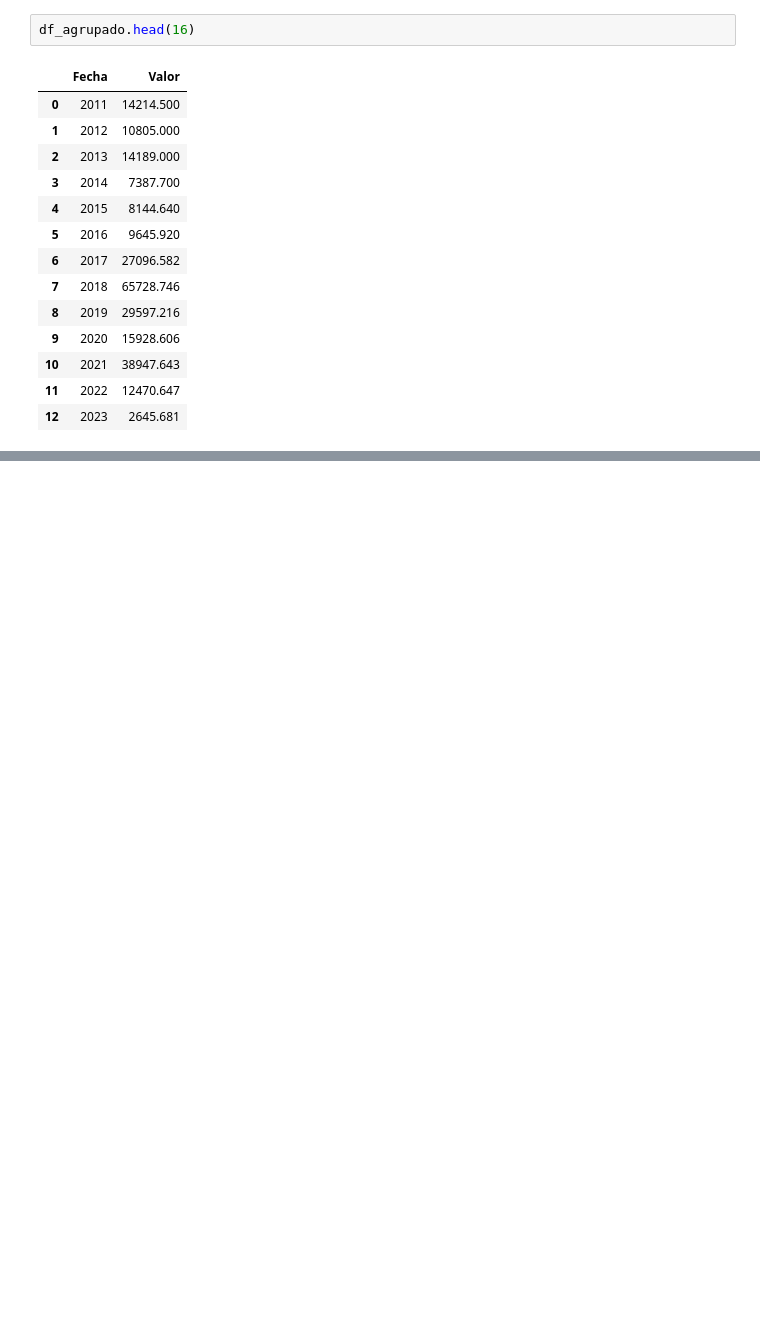
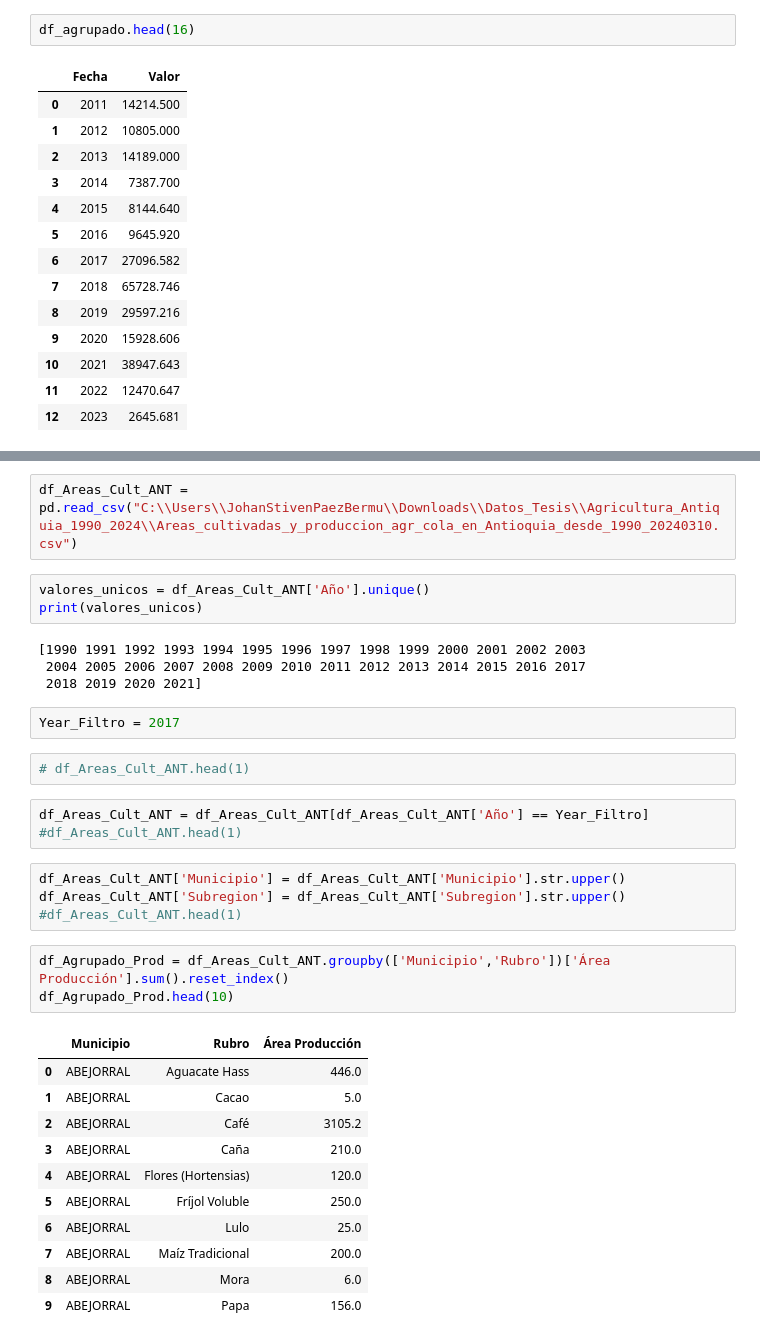
Before and after one commit to stijopa/Tesis, a Jupyter notebook: EDA_T_Sensores.ipynb, the cells around one changed output, grey strips where cells are left out. Drawn from its saved outputs; the diff is of its cells as text; blank space fills up the shorter version.

```diff
--- a/EDA_T_Sensores.ipynb
+++ b/EDA_T_Sensores.ipynb
@@ -255,0 +258,35 @@ df_agrupado.head(16)
+# %%
+df_Areas_Cult_ANT = pd.read_csv("C:\\Users\\JohanStivenPaezBermu\\Downloads\\Datos_Tesis\\Agricultura_Antiquia_1990_2024\\Areas_cultivadas_y_produccion_agr_cola_en_Antioquia_desde_1990_20240310.csv")
+# %%
+valores_unicos = df_Areas_Cult_ANT['Año'].unique()
+print(valores_unicos)
+# %% [output]
+[1990 1991 1992 1993 1994 1995 1996 1997 1998 1999 2000 2001 2002 2003
+ 2004 2005 2006 2007 2008 2009 2010 2011 2012 2013 2014 2015 2016 2017
+ 2018 2019 2020 2021]
+# %%
+Year_Filtro = 2017
+# %%
+# df_Areas_Cult_ANT.head(1)
+# %%
+df_Areas_Cult_ANT = df_Areas_Cult_ANT[df_Areas_Cult_ANT['Año'] == Year_Filtro]
+#df_Areas_Cult_ANT.head(1)
+# %%
+df_Areas_Cult_ANT['Municipio'] = df_Areas_Cult_ANT['Municipio'].str.upper()
+df_Areas_Cult_ANT['Subregion'] = df_Areas_Cult_ANT['Subregion'].str.upper()
+#df_Areas_Cult_ANT.head(1)
+# %%
+df_Agrupado_Prod = df_Areas_Cult_ANT.groupby(['Municipio','Rubro'])['Área Producción'].sum().reset_index()
+df_Agrupado_Prod.head(10)
+# %% [output]
+|  | Municipio | Rubro | Área Producción |
+| 0 | ABEJORRAL | Aguacate Hass | 446.0 |
+| 1 | ABEJORRAL | Cacao | 5.0 |
+| 2 | ABEJORRAL | Café | 3105.2 |
+| 3 | ABEJORRAL | Caña | 210.0 |
+| 4 | ABEJORRAL | Flores (Hortensias) | 120.0 |
+| 5 | ABEJORRAL | Fríjol Voluble | 250.0 |
+| 6 | ABEJORRAL | Lulo | 25.0 |
+| 7 | ABEJORRAL | Maíz Tradicional | 200.0 |
+| 8 | ABEJORRAL | Mora | 6.0 |
+| 9 | ABEJORRAL | Papa | 156.0 |
```
Also changed, not shown: parts of 7 cells of this notebook.
